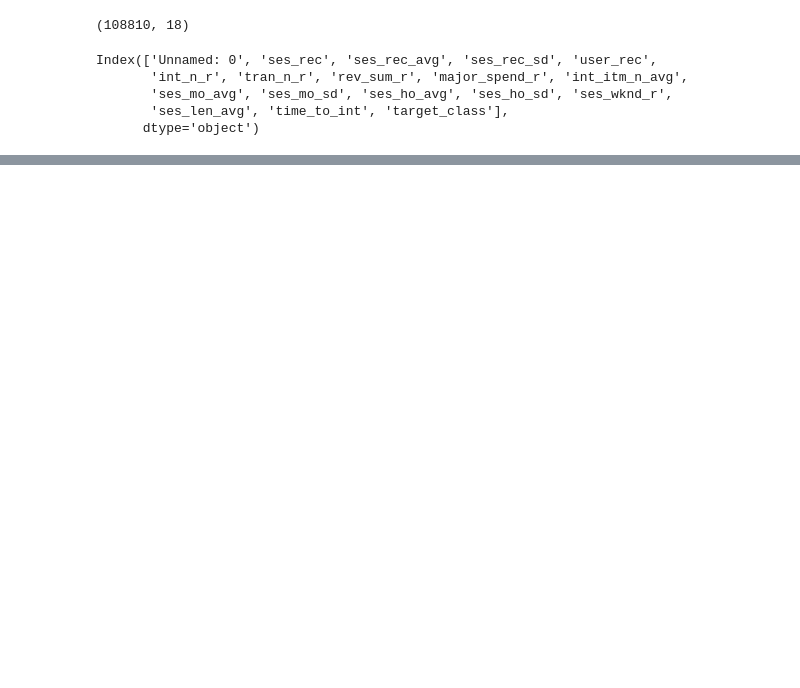
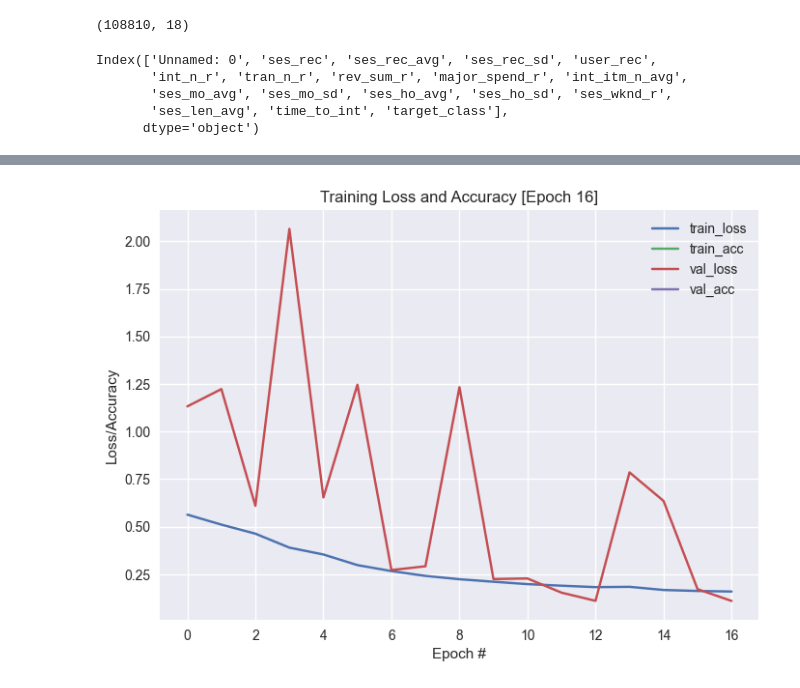
Before and after one commit to Sanvit-Katrekar/customer-churn-prediction, a Jupyter notebook: AugmentedChurn.ipynb, the cells around one changed output, grey strips where cells are left out. Cells and saved outputs as stored; diff of their text form; code cells hidden in the pictures; blank space fills up the shorter version.

```diff
--- a/AugmentedChurn.ipynb
+++ b/AugmentedChurn.ipynb
@@ -122,4 +209,5 @@ _________________________________________________________________
 # %%
 history = model.fit(train_x, train_y, epochs = 17, validation_data = (val_x, val_y),
-                    batch_size = 512)
+                    batch_size = 512, callbacks=[plot_losses])
 # %% [output]
+[figure, added]
```
Also changed, not shown: parts of 14 cells of this notebook, 1 other file.
